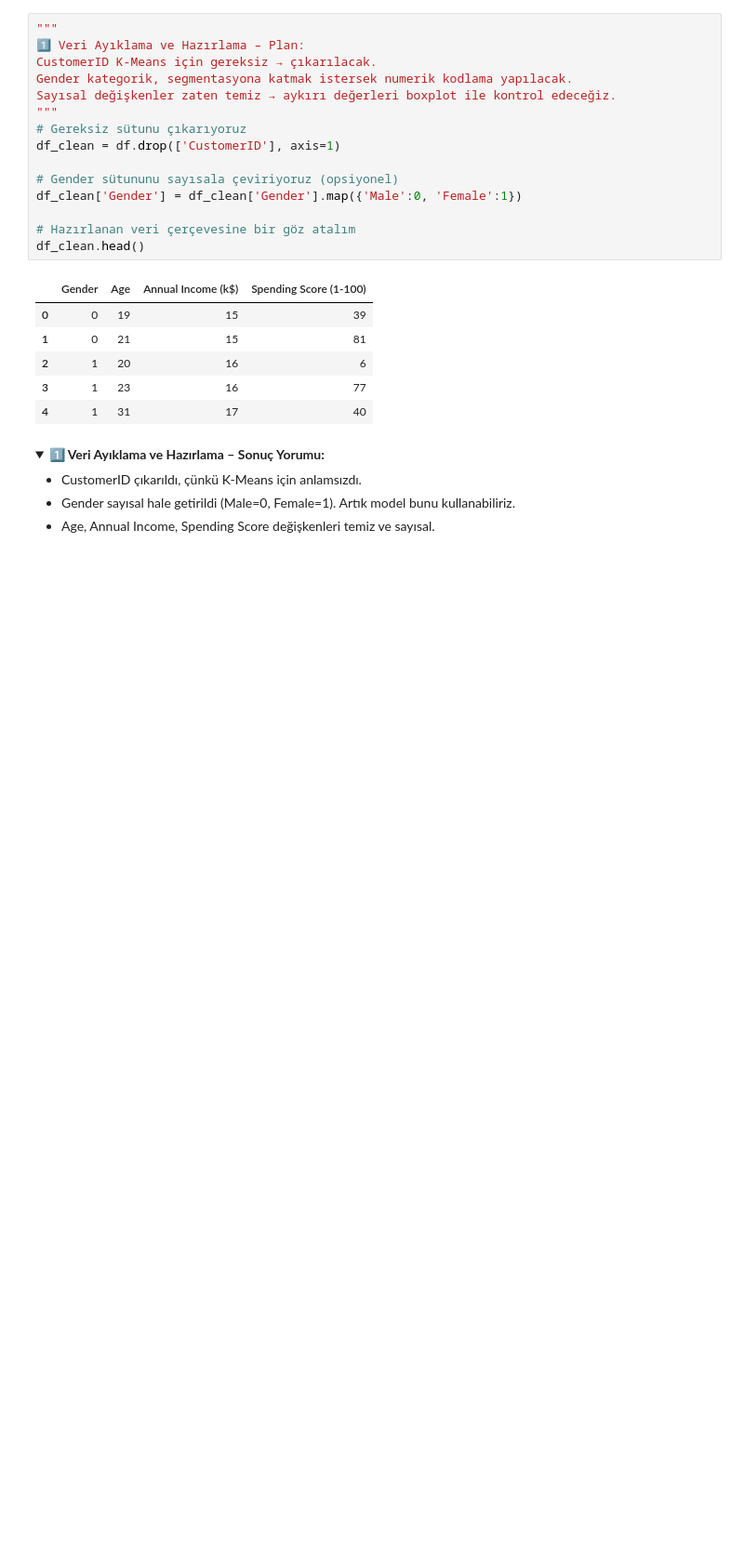
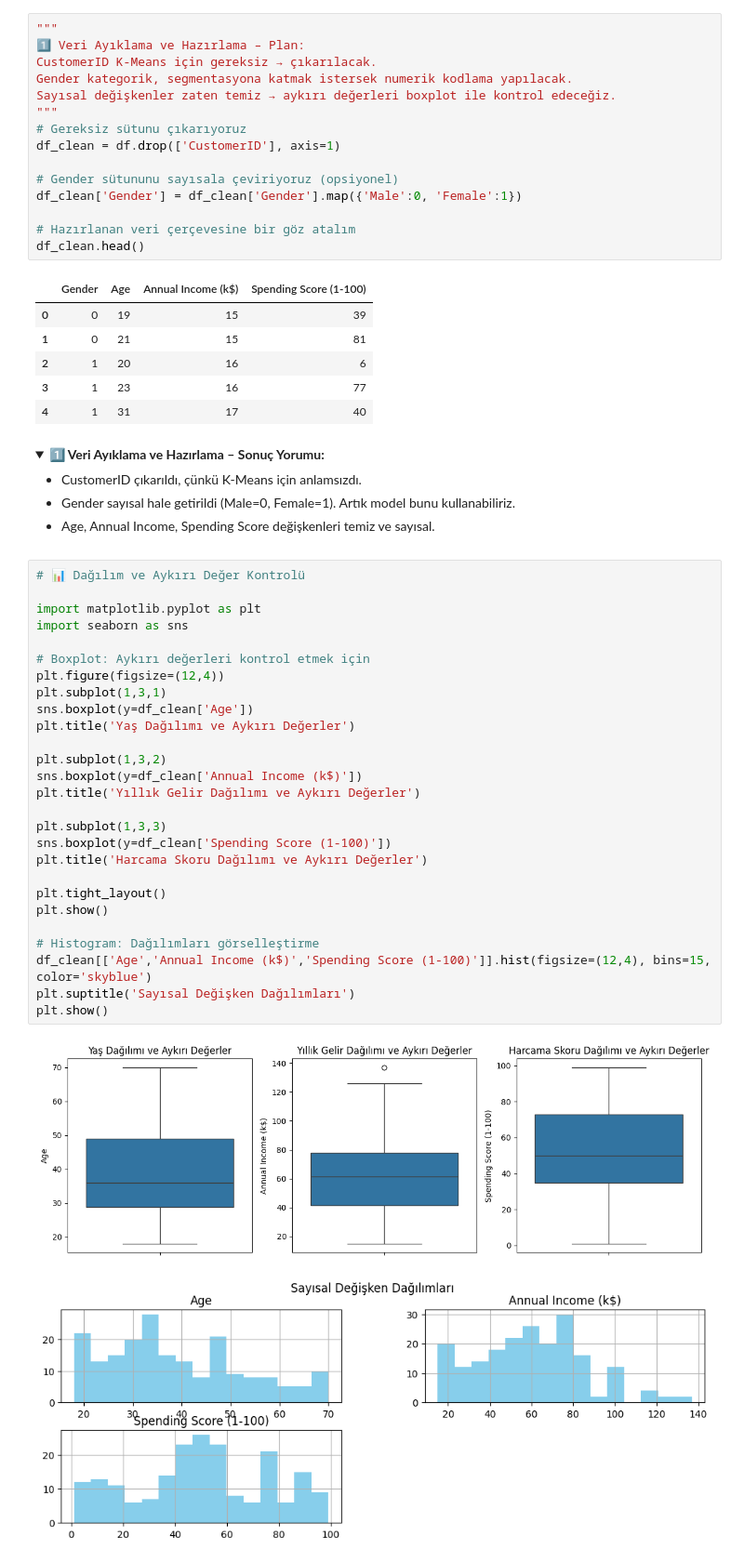
Before and after one commit to hafizecim/Mall-Customer-Segmentation-with-K-Means, a Jupyter notebook: mall_customer_segmentation.ipynb, the cells around one changed output. Shown at 93% size. Drawn from its saved outputs; the diff is of its cells as text; folded sections open; blank space fills up the shorter version.

Commit message:
Kaggle Notebook | mall_customer_segmentation.ipynb | Değişkenler Arasındaki İlişkiler

```diff
--- a/mall_customer_segmentation.ipynb
+++ b/mall_customer_segmentation.ipynb
@@ -312,3 +312,33 @@ df_clean.head()
 - CustomerID çıkarıldı, çünkü K-Means için anlamsızdı.
 - Gender sayısal hale getirildi (Male=0, Female=1). Artık model bunu kullanabiliriz.
 - Age, Annual Income, Spending Score değişkenleri temiz ve sayısal.
+# %%
+# 📊 Dağılım ve Aykırı Değer Kontrolü
+
+import matplotlib.pyplot as plt
+import seaborn as sns
+
+# Boxplot: Aykırı değerleri kontrol etmek için
+plt.figure(figsize=(12,4))
+plt.subplot(1,3,1)
+sns.boxplot(y=df_clean['Age'])
+plt.title('Yaş Dağılımı ve Aykırı Değerler')
+
+plt.subplot(1,3,2)
+sns.boxplot(y=df_clean['Annual Income (k$)'])
+plt.title('Yıllık Gelir Dağılımı ve Aykırı Değerler')
+
+plt.subplot(1,3,3)
+sns.boxplot(y=df_clean['Spending Score (1-100)'])
+plt.title('Harcama Skoru Dağılımı ve Aykırı Değerler')
+
+plt.tight_layout()
+plt.show()
+
+# Histogram: Dağılımları görselleştirme
+df_clean[['Age','Annual Income (k$)','Spending Score (1-100)']].hist(figsize=(12,4), bins=15, color='skyblue')
+plt.suptitle('Sayısal Değişken Dağılımları')
+plt.show()
+# %% [output]
+[figure, added]
+[figure, added]
```
Also changed, not shown: parts of 1 cell of this notebook.
